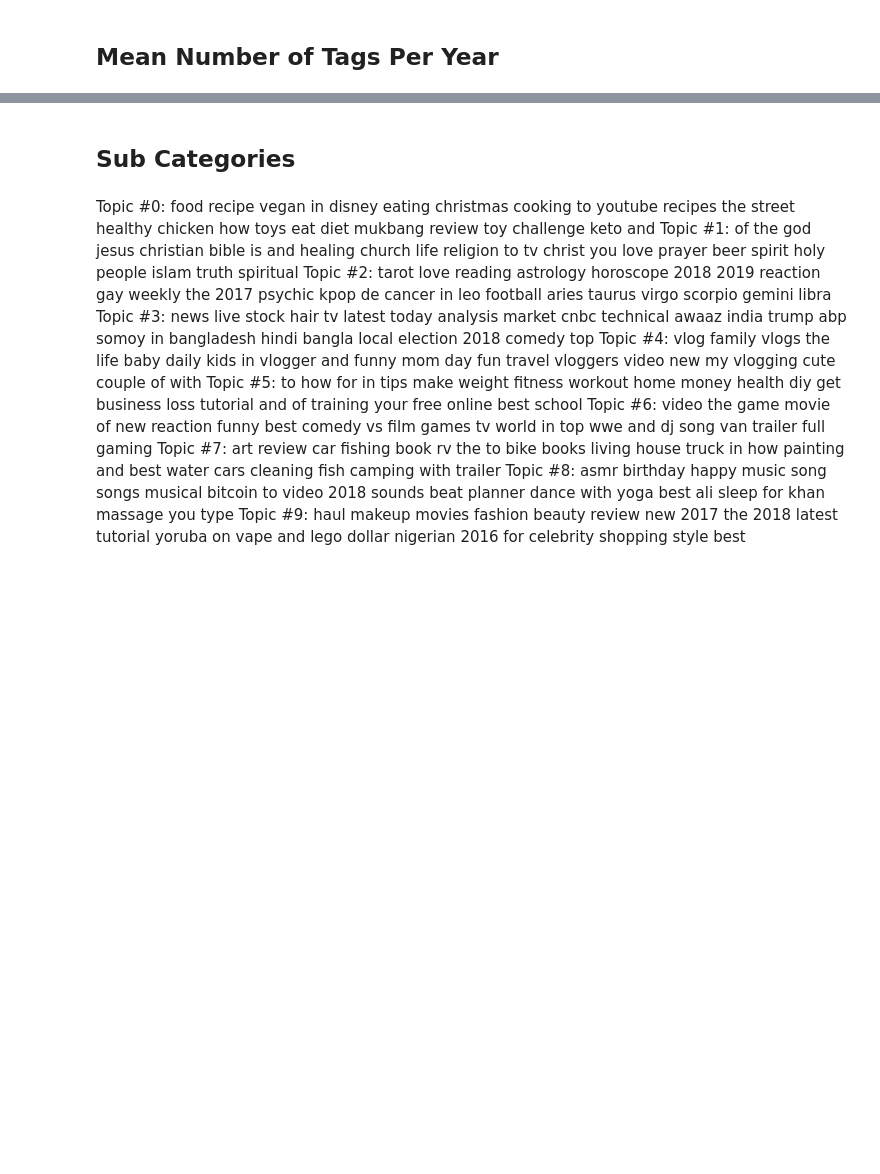
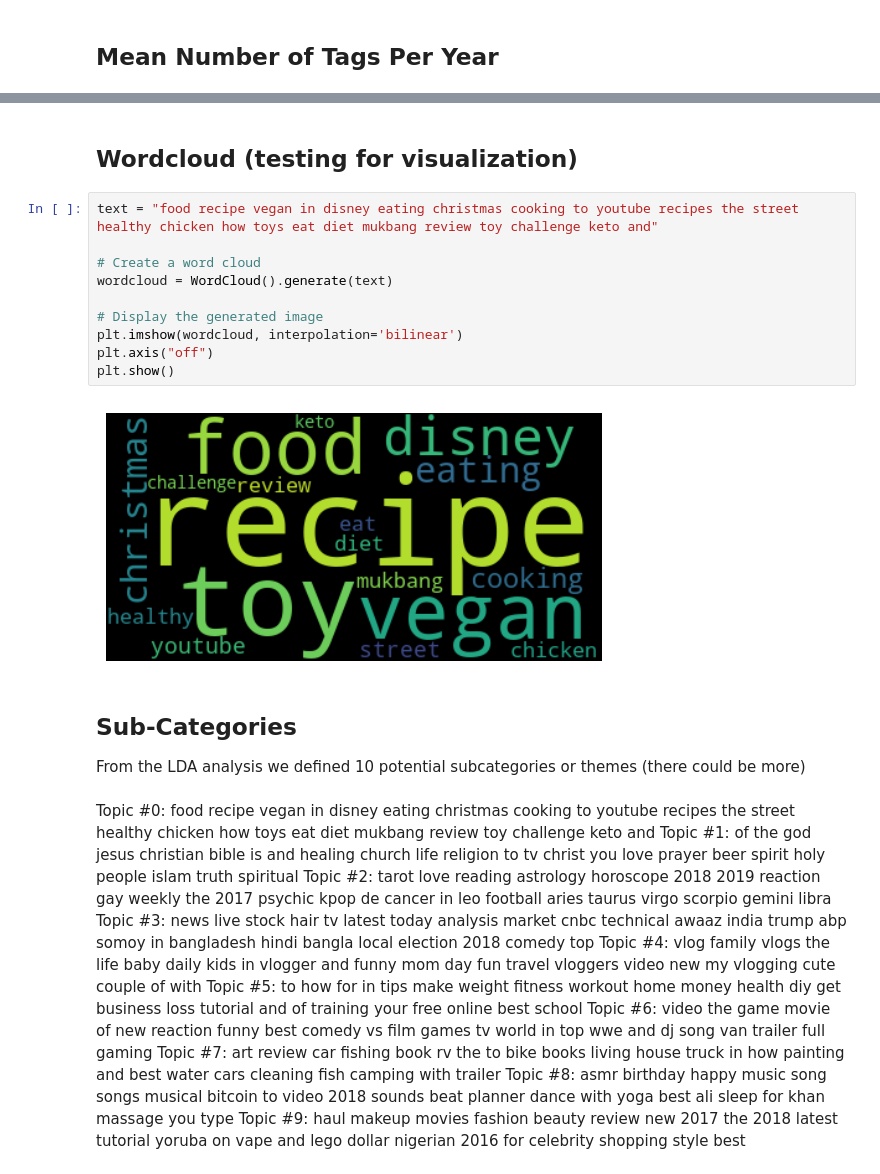
Before and after one commit to kamilmellouk/kadabros, a Jupyter notebook: tag_analysis.ipynb, the cells around one changed output, grey strips where cells are left out. Saved outputs shown, nothing was run; the diff lists cells and outputs as text; blank space fills up the shorter version.

```diff
--- a/tag_analysis.ipynb
+++ b/tag_analysis.ipynb
@@ -77,5 +116,20 @@ plt.show()
-# %% [markdown]
-## Sub Categories
+# %% [markdown]
+## Wordcloud (testing for visualization)
+# %%
+text = "food recipe vegan in disney eating christmas cooking to youtube recipes the street healthy chicken how toys eat diet mukbang review toy challenge keto and"
+
+# Create a word cloud
+wordcloud = WordCloud().generate(text)
+
+# Display the generated image
+plt.imshow(wordcloud, interpolation='bilinear')
+plt.axis("off")
+plt.show()
+# %% [output]
+[figure, added]
+# %% [markdown]
+## Sub-Categories
+From the LDA analysis we defined 10 potential subcategories or themes (there could be more)
 # %% [markdown]
 Topic #0:
 food recipe vegan in disney eating christmas cooking to youtube recipes the street healthy chicken how toys eat diet mukbang review toy challenge keto and
```
Also changed, not shown: parts of 31 cells of this notebook.
